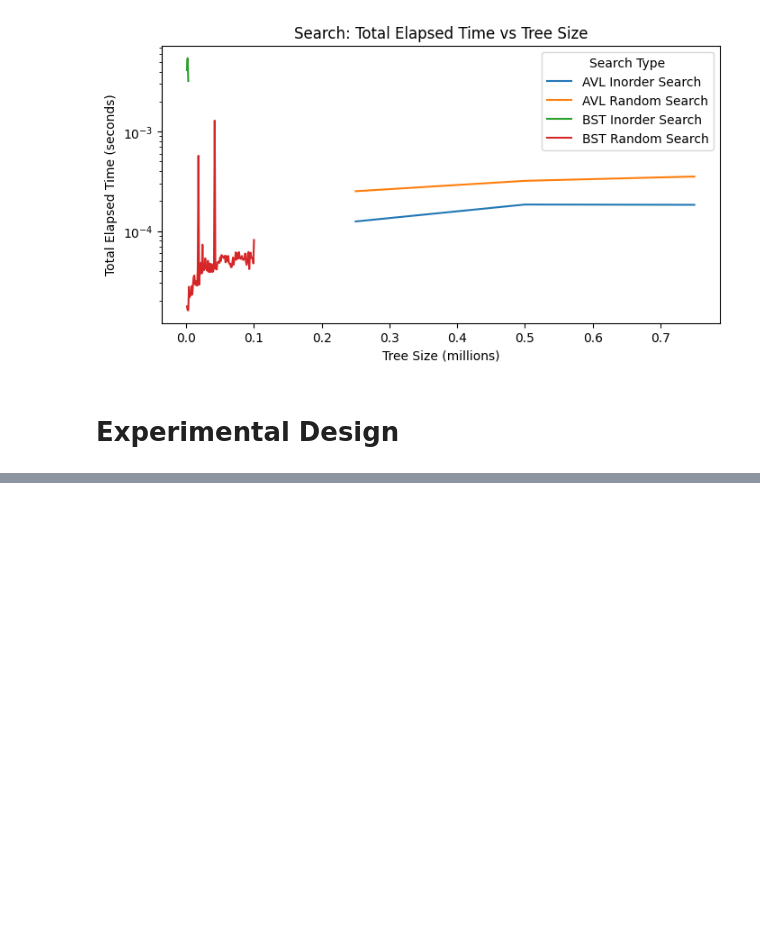
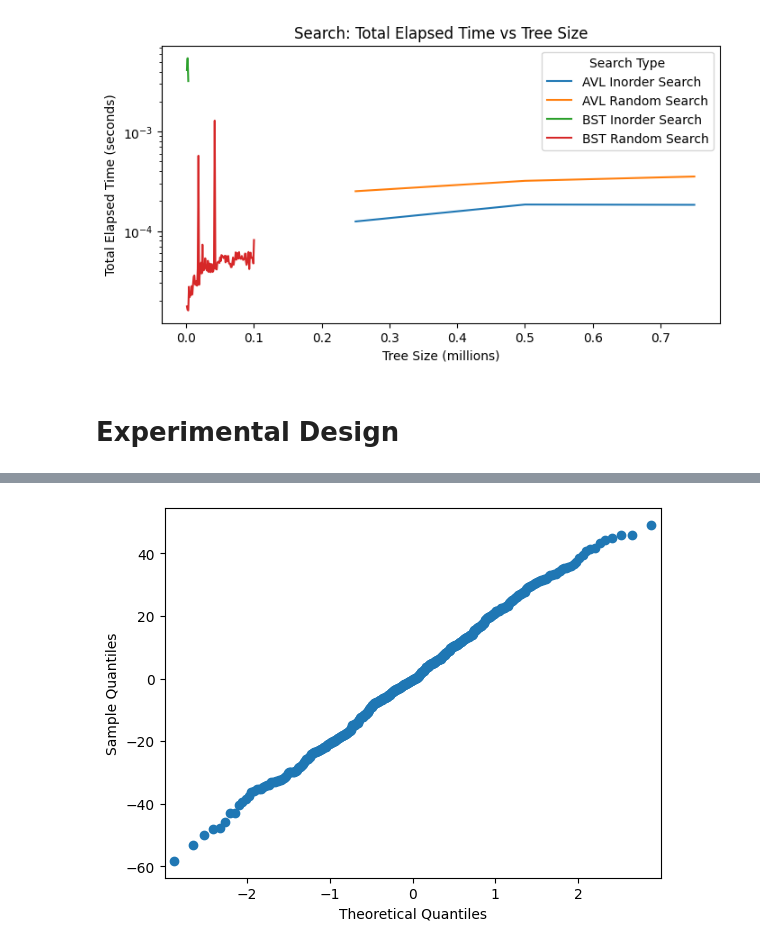
Before and after one commit to CS5008Fall2025/research-paper-jroberge16, a Jupyter notebook: empircal_analysis.ipynb, the cells around one changed output, grey strips where cells are left out. Cells and saved outputs as stored; diff of their text form; code cells hidden in the pictures; blank space fills up the shorter version.

```diff
--- a/empircal_analysis.ipynb
+++ b/empircal_analysis.ipynb
@@ -537,0 +610,6 @@ Calculation: 2 × 2 × 3 × 4 = 48
+# %%
+res = model.resid
+fig = sm.qqplot(res)
+plt.show()
+# %% [output]
+[figure, added]
```
Also changed, not shown: parts of 6 cells of this notebook, 5 other files.
